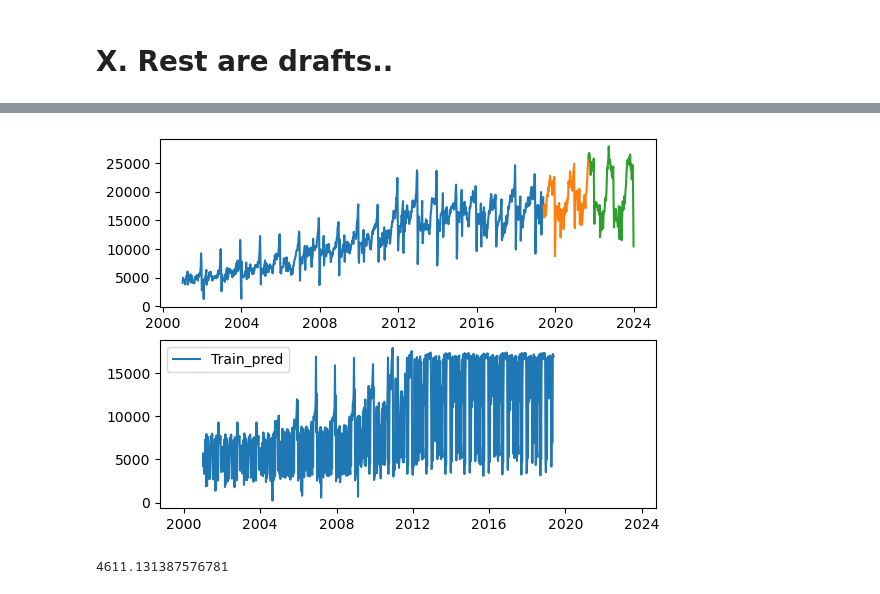
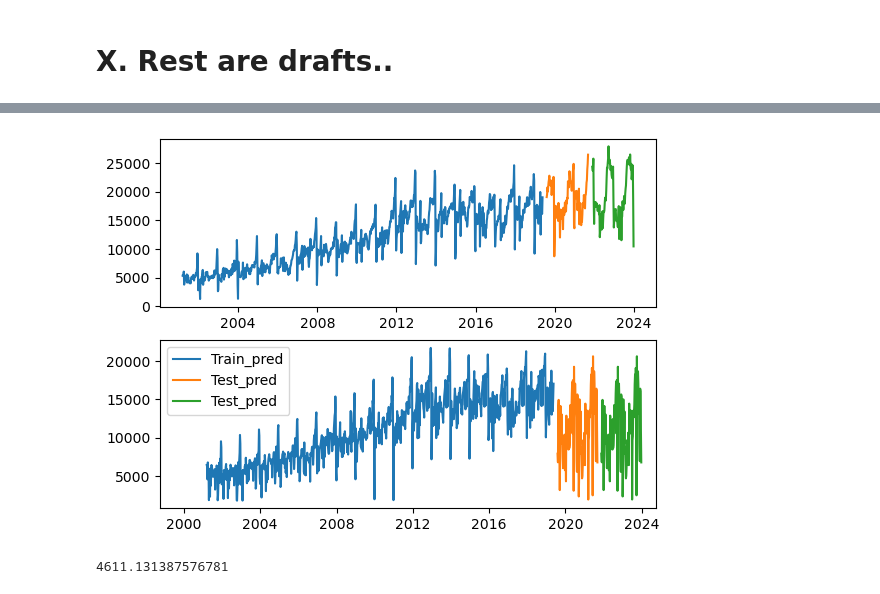
Before and after one commit to DataJakob/Various-School-Projects, a Jupyter notebook: Advanced Topics in Deep Learning/Feature_Enginneering.ipynb, the cells around one changed output, grey strips where cells are left out. Saved outputs shown, nothing was run; the diff lists cells and outputs as text; code cells hidden in the pictures.

```diff
--- a/Advanced Topics in Deep Learning/Feature_Enginneering.ipynb
+++ b/Advanced Topics in Deep Learning/Feature_Enginneering.ipynb
@@ -159,16 +162,3 @@ engineering = ColumnTransformer(
 ], remainder='passthrough')
 # %% [markdown]
 <h2> 4.2 Total pipeline </h2>
-# %%
-pipe = Pipeline(steps=[
-    ('det', timeDummy),
-    ('Col_spec', engineering),
-    ('norm', z_scores),
-    ('res', reshape),
-    ('lstm', model)
-])
-
-pipe.fit(X_train_preprocessed, y_train,
-          epochs=150, batch_size=50,
-          validation_data=[X_val_preprocessed, y_val]
-          )
@@ -175,9 +192,5 @@ pipe.fit(X_train_preprocessed, y_train,
 # %% [markdown]
 <h1> X. Rest are drafts.. </h1>
-# %%
-X_train_preprocessed =popo.fit_transform(X_train)
-X_val_preprocessed = popo.transform(X_val)
-X_test_preprocessed = popo.transform(X_test)
 # %%
 X_train_preprocessed.shape
 # %% [output]
@@ -185,6 +198,13 @@ X_train_preprocessed.shape
+# %%
+y_train = y_train[10:]
+y_val = y_val[10:]
+y_test = y_test[10:]
 # %%
-mod.fit(X_train_preprocessed, y_train,
-          epochs=150, batch_size=50,
-          validation_data=[X_val_preprocessed, y_val]
-          )
+model.fit(X_train_preprocessed,y_train,
+          epochs=500, batch_size=50,
+          validation_data=[X_val_preprocessed, y_val],
+          callbacks=early_stopping)
+train_pred = model.predict(X_train_preprocessed)
+val_pred = model.predict(X_val_preprocessed)
+test_pred = model.predict(X_test_preprocessed)
 # %% [output]
@@ -209,17 +228,13 @@ Epoch 150/150
 # %%
-train_pred = mod.predict(X_train_preprocessed)
-val_pred = mod.predict(X_test_preprocessed)
-# test_pred = mod.predict(X_test_preprocessed)
-
-
 fig,ax = plt.subplots(2)
 ax[0].plot(y_train, label='Train')
 ax[0].plot(y_val, label='Valid')
 ax[0].plot(y_test, label='Test')
 
-ax[1].plot(X_train.index, train_pred, label='Train_pred')
+ax[1].plot(X_train.index[10:], train_pred, label='Train_pred')
 ax[1].set_xlim(10500,20000)
-# ax[1].plot(X_val.index, test_pred, label='Test_pred')
+ax[1].plot(X_val.index[10:], test_pred, label='Test_pred')
+ax[1].plot(X_test.index[10:], test_pred, label='Test_pred')
 
 plt.legend()
 plt.show()
@@ -229,4 +242,4 @@ plt.show()
-[figure, old version]
+[figure, new version]
 # %%
 from sklearn.metrics import root_mean_squared_error as RMSE
 # %%
```
Also changed, not shown: parts of 11 cells of this notebook, 1 other file.
